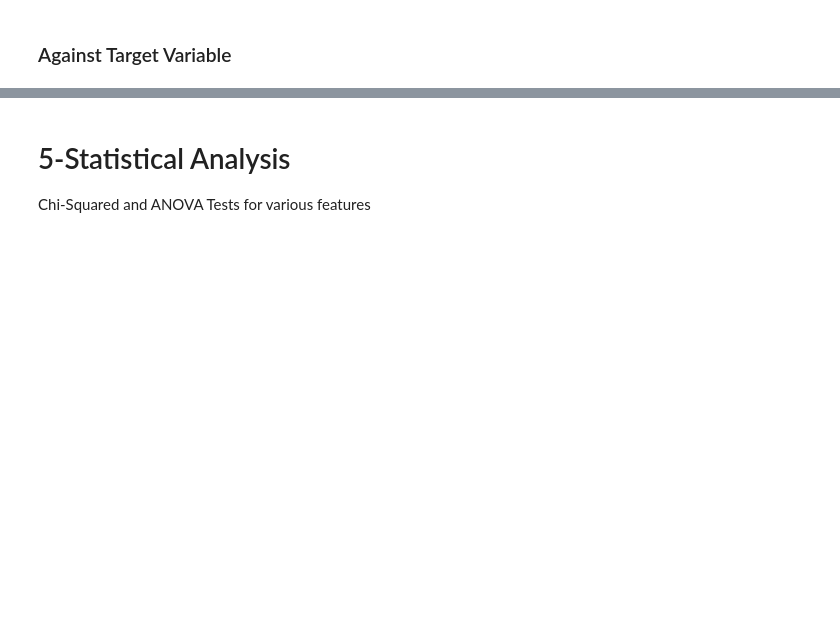
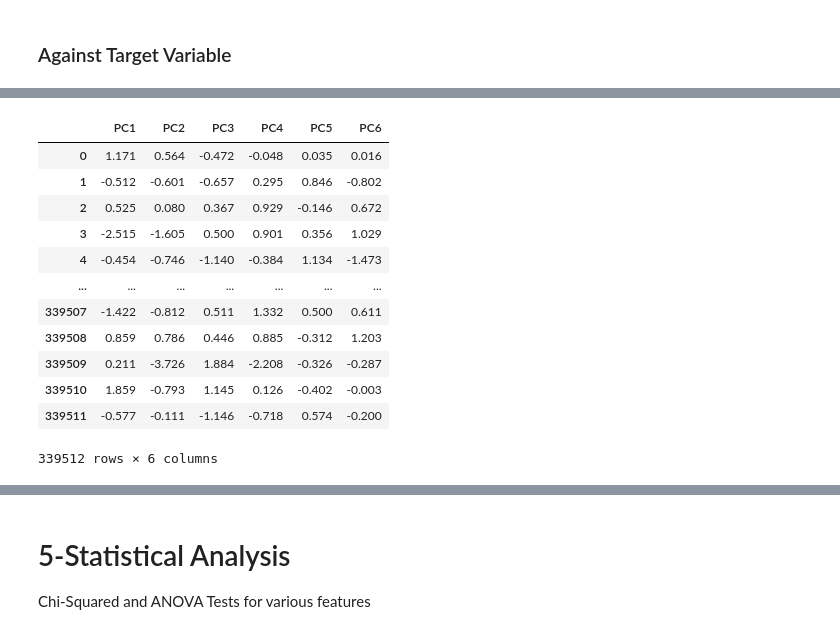
Before and after one commit to gpo2105/Capstone_1, a Jupyter notebook: Draft.ipynb, the cells around one changed output, grey strips where cells are left out. Cells and saved outputs as stored; diff of their text form; code cells hidden in the pictures; blank space fills up the shorter version.

```diff
--- a/Draft.ipynb
+++ b/Draft.ipynb
@@ -776,0 +908,26 @@ sns.heatmap(corrs,vmin=-1,vmax=1,cmap='coolwarm')
+# %%
+pca = PCA(n_components=n_components_variance)
+pca.fit(X_std);
+# Transform the standardized data to get principal components
+X_pca = pca.transform(X_std)
+
+# Create a DataFrame with the principal components
+pca_df = pd.DataFrame(
+    data=X_pca,
+    columns=[f'PC{i+1}' for i in range(X_pca.shape[1])]
+)
+pca_df
+# %% [output]
+|  | PC1 | PC2 | PC3 | PC4 | PC5 | PC6 |
+| 0 | 1.171 | 0.564 | -0.472 | -0.048 | 0.035 | 0.016 |
+| 1 | -0.512 | -0.601 | -0.657 | 0.295 | 0.846 | -0.802 |
+| 2 | 0.525 | 0.080 | 0.367 | 0.929 | -0.146 | 0.672 |
+| 3 | -2.515 | -1.605 | 0.500 | 0.901 | 0.356 | 1.029 |
+| 4 | -0.454 | -0.746 | -1.140 | -0.384 | 1.134 | -1.473 |
+| ... | ... | ... | ... | ... | ... | ... |
+| 339507 | -1.422 | -0.812 | 0.511 | 1.332 | 0.500 | 0.611 |
+| 339508 | 0.859 | 0.786 | 0.446 | 0.885 | -0.312 | 1.203 |
+| 339509 | 0.211 | -3.726 | 1.884 | -2.208 | -0.326 | -0.287 |
+| 339510 | 1.859 | -0.793 | 1.145 | 0.126 | -0.402 | -0.003 |
+| 339511 | -0.577 | -0.111 | -1.146 | -0.718 | 0.574 | -0.200 |
+339512 rows × 6 columns
```
Also changed, not shown: parts of 36 cells of this notebook.
